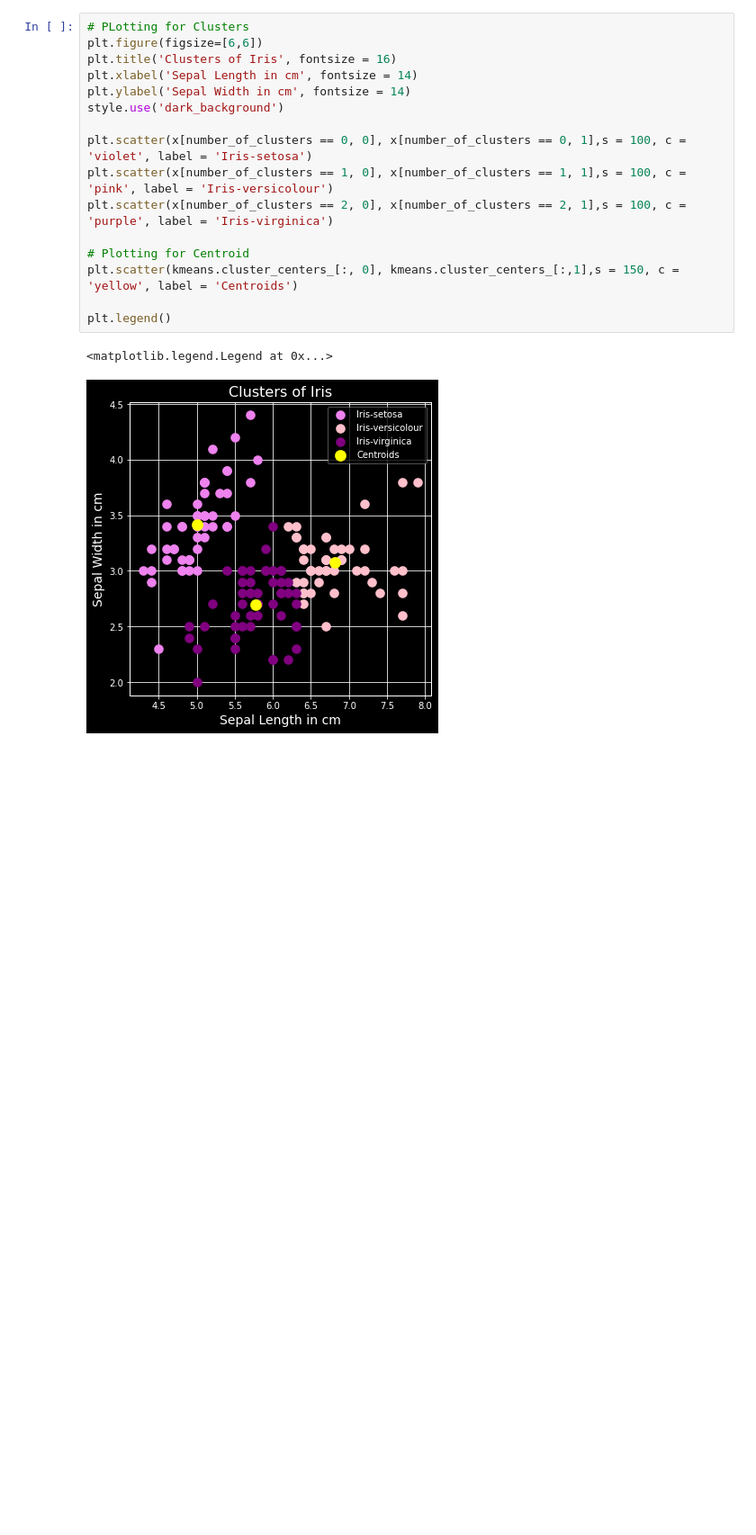
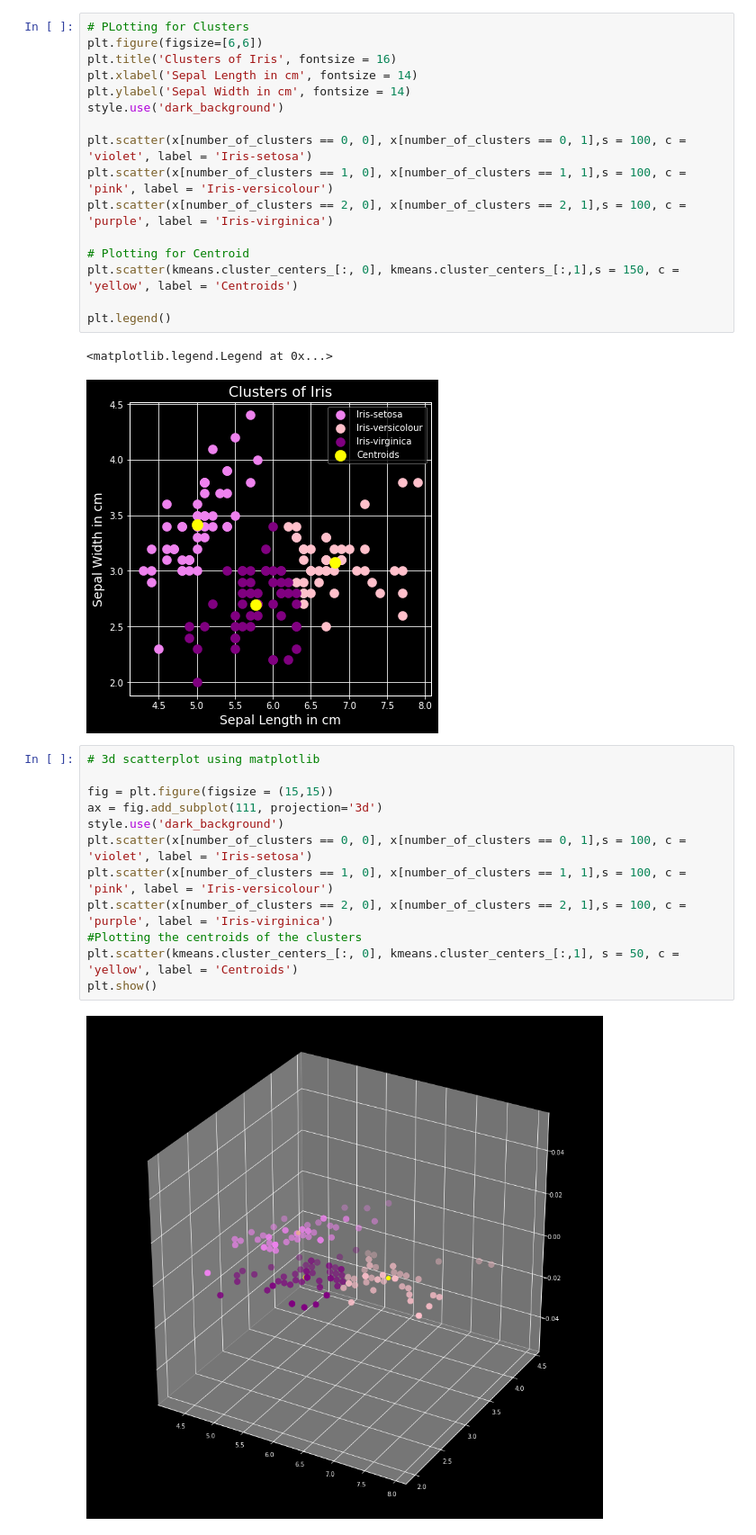
Before and after one commit to ananya-jaikumar/TSF-DataScience-and-Business-Analytis-Internship-Tasks, a Jupyter notebook: Prediction_using_unsupervised_ML.ipynb, the cells around one changed output. Shown at 90% size. Drawn from its saved outputs; the diff is of its cells as text; blank space fills up the shorter version.

```diff
--- a/Prediction_using_unsupervised_ML.ipynb
+++ b/Prediction_using_unsupervised_ML.ipynb
@@ -97,3 +97,17 @@ plt.legend()
 # %% [output]
 <matplotlib.legend.Legend at 0x...>
 [figure]
+# %%
+# 3d scatterplot using matplotlib
+
+fig = plt.figure(figsize = (15,15))
+ax = fig.add_subplot(111, projection='3d')
+style.use('dark_background')
+plt.scatter(x[number_of_clusters == 0, 0], x[number_of_clusters == 0, 1],s = 100, c = 'violet', label = 'Iris-setosa')
+plt.scatter(x[number_of_clusters == 1, 0], x[number_of_clusters == 1, 1],s = 100, c = 'pink', label = 'Iris-versicolour')
+plt.scatter(x[number_of_clusters == 2, 0], x[number_of_clusters == 2, 1],s = 100, c = 'purple', label = 'Iris-virginica')
+#Plotting the centroids of the clusters
+plt.scatter(kmeans.cluster_centers_[:, 0], kmeans.cluster_centers_[:,1], s = 50, c = 'yellow', label = 'Centroids')
+plt.show()
+# %% [output]
+[figure, added]
```
Also changed, not shown: parts of 1 cell of this notebook.
